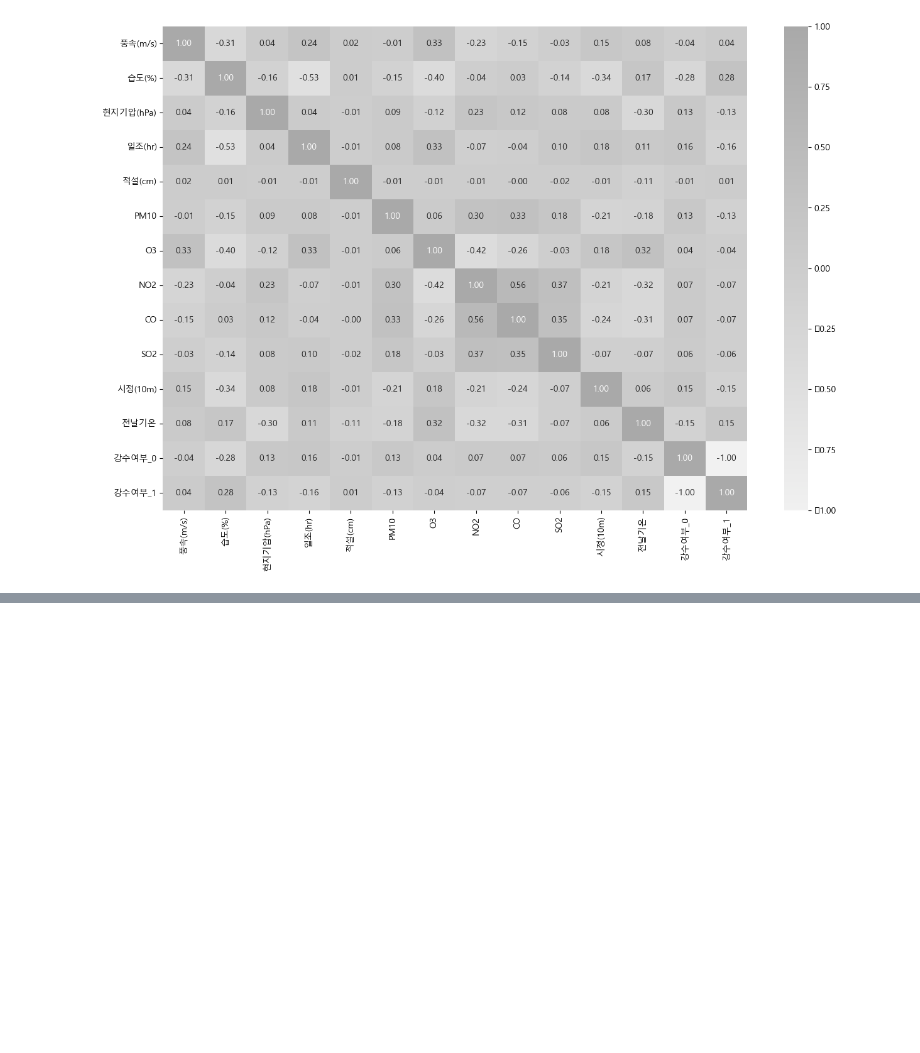
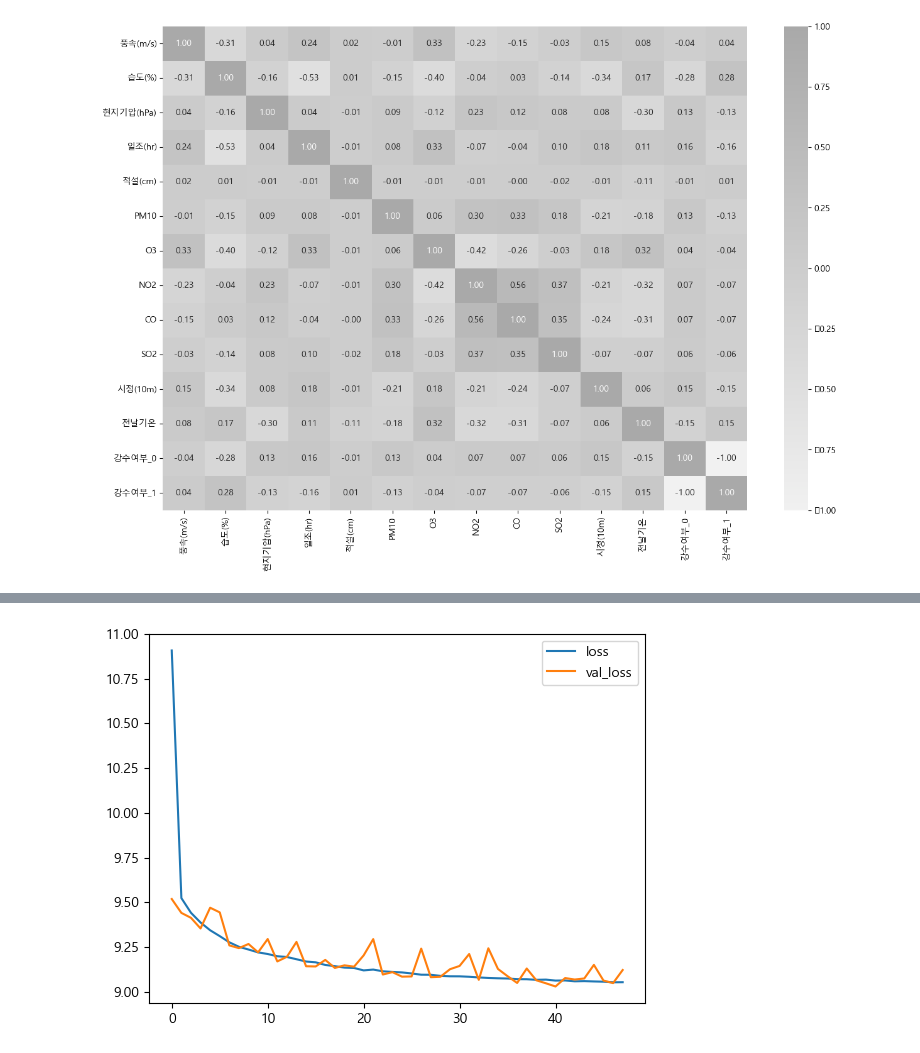
Before and after one commit to HyunJW/weather, a Jupyter notebook: 모형을 통한 회귀분석.ipynb, the cells around one changed output, grey strips where cells are left out. Drawn from its saved outputs; the diff is of its cells as text; code cells hidden in the pictures; blank space fills up the shorter version.

Commit message:
인공신경망 추가

```diff
--- a/모형을 통한 회귀분석.ipynb
+++ b/모형을 통한 회귀분석.ipynb
@@ -249,7 +256,7 @@ print('검증용:',model_tree.score(X_test, y_test))
 # %%
 %%time
 # 랜덤포레스트
-forest_reg=RandomForestRegressor(n_jobs=-1) #CPU full 사용
+forest_reg=RandomForestRegressor(random_state=0, n_jobs=-1) #CPU full 사용
 model_forest = forest_reg.fit(X_train, y_train)
 y_pred=forest_reg.predict(X_test)
 rms=np.sqrt(mean_squared_error(y_test, y_pred))
@@ -313,0 +325,9 @@ print('검증용:',model_RSCV_forest.score(X_test, y_test))
+# %%
+# 인공신경망
+model = Sequential()
+model.add(Dense(28, input_shape=(len(X_train.columns),), activation='relu', name='input'))
+model.add(Dense(14, activation='relu', name='hidden-1'))
+model.add(Dense(7, activation='relu', name='hidden-2'))
+model.add(Dense(1, name='output')) #항등함수
+model.compile(loss='mse', optimizer='adam', metrics=['mse', 'mae'])
+model.summary()
@@ -313,0 +352,5 @@ print('검증용:',model_RSCV_forest.score(X_test, y_test))
+# %%
+%%time
+np.random.seed(5)
+early_stopping = EarlyStopping(monitor='val_loss', patience=7)
+hist = model.fit(X_train, y_train, epochs=500, validation_split=0.2, callbacks=[early_stopping])
@@ -313,0 +375,7 @@ print('검증용:',model_RSCV_forest.score(X_test, y_test))
+# %%
+plt.plot(hist.history['loss'])
+plt.plot(hist.history['val_loss'])
+plt.legend(['loss', 'val_loss'])
+plt.show()
+# %% [output]
+[figure, added]
```
Also changed, not shown: parts of 23 cells of this notebook.
